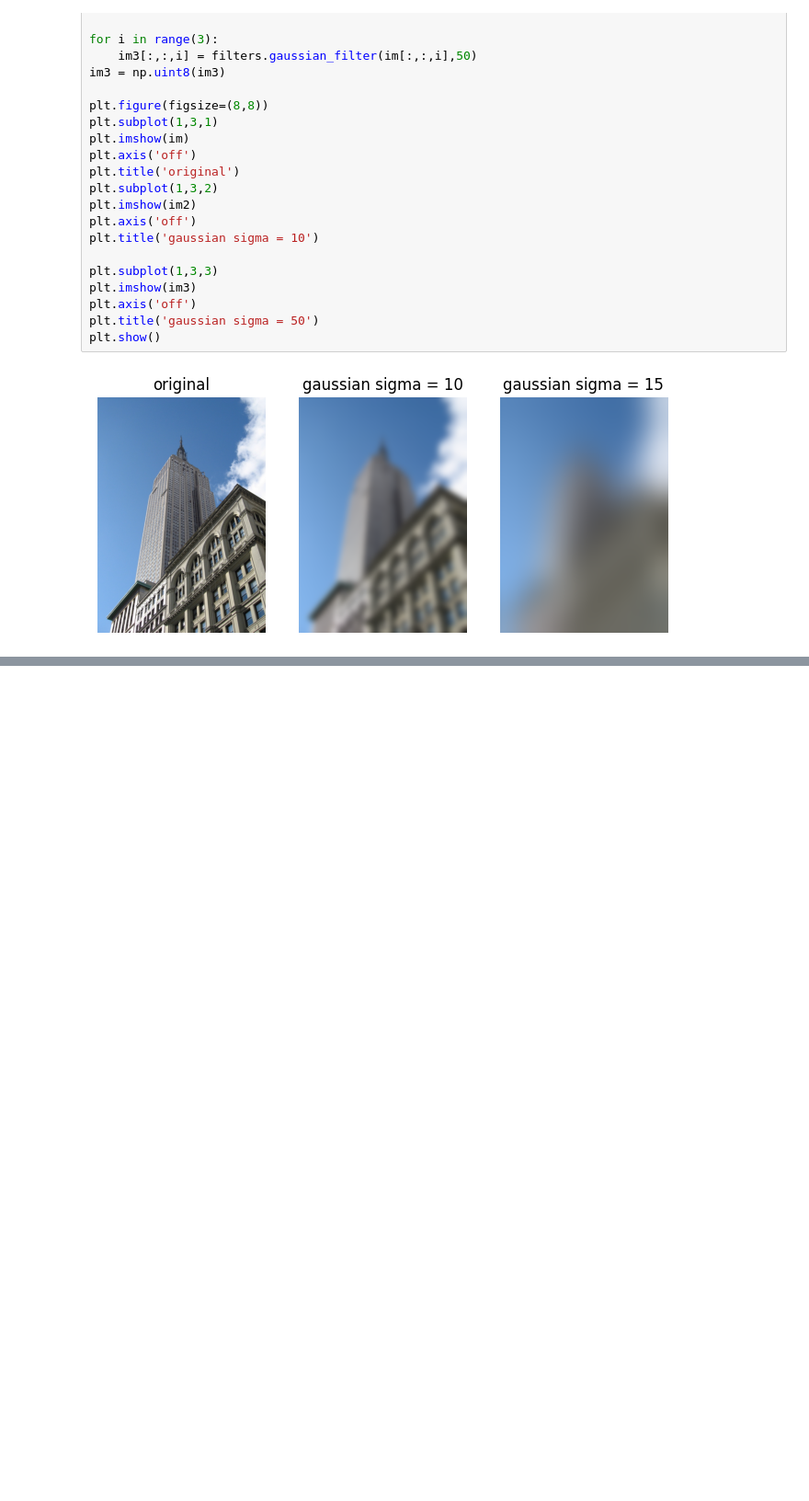
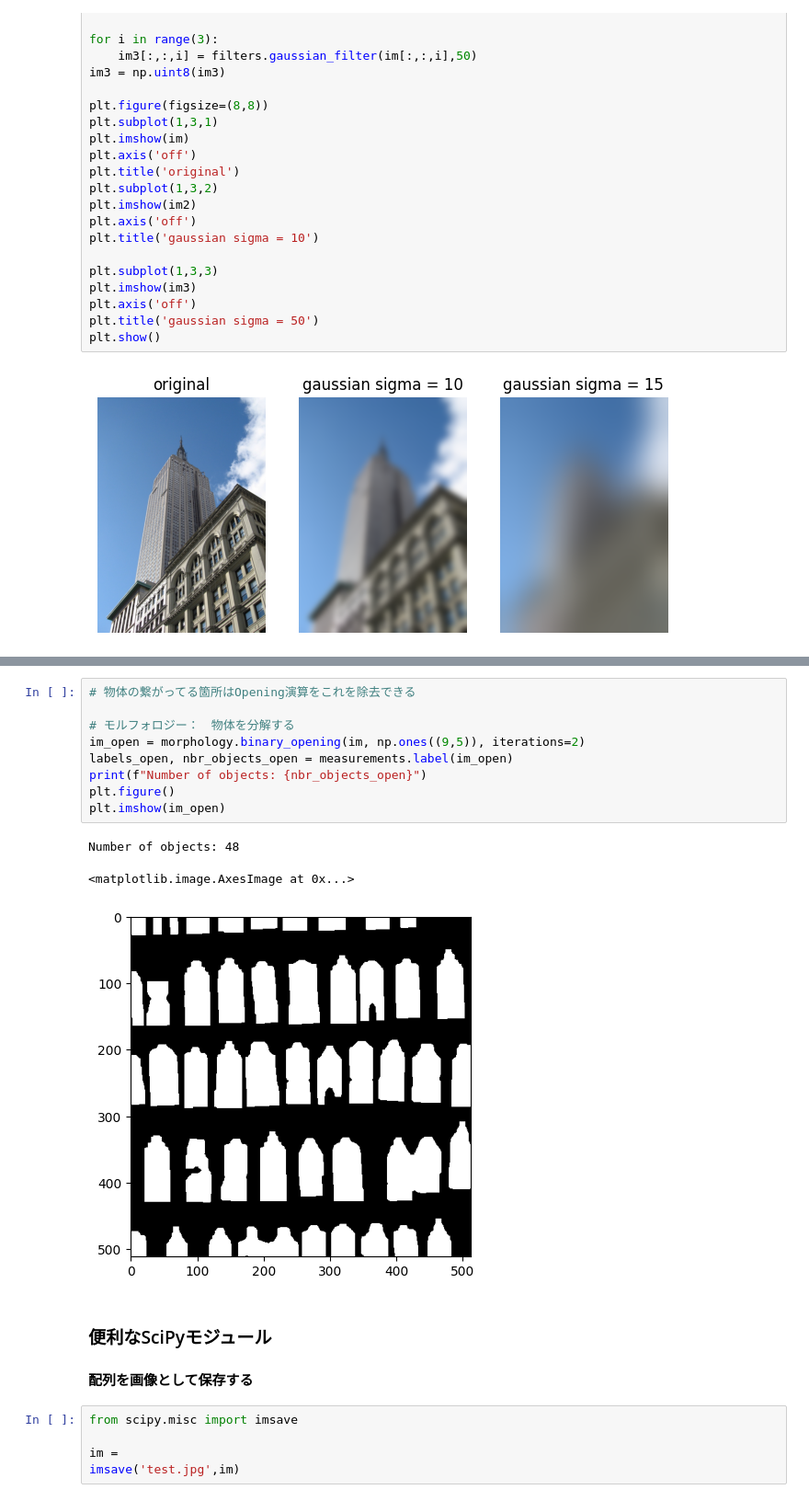
Before and after one commit to emor1/PCV_memo, a Jupyter notebook: ch01_basic_imgProcessing/ch01_scipy.ipynb, the cells around one changed output, grey strips where cells are left out. Shown at 92% size. Saved outputs shown, nothing was run; the diff lists cells and outputs as text; blank space fills up the shorter version.

```diff
--- a/ch01_basic_imgProcessing/ch01_scipy.ipynb
+++ b/ch01_basic_imgProcessing/ch01_scipy.ipynb
@@ -88,0 +187,22 @@ plt.show()
+# %%
+# 物体の繋がってる箇所はOpening演算をこれを除去できる
+
+# モルフォロジー：　物体を分解する
+im_open = morphology.binary_opening(im, np.ones((9,5)), iterations=2)
+labels_open, nbr_objects_open = measurements.label(im_open)
+print(f"Number of objects: {nbr_objects_open}")
+plt.figure()
+plt.imshow(im_open)
+# %% [output]
+Number of objects: 48
+<matplotlib.image.AxesImage at 0x...>
+[figure, added]
+# %% [markdown]
+### 便利なSciPyモジュール
+
+#### 配列を画像として保存する
+# %%
+from scipy.misc import imsave
+
+im =
+imsave('test.jpg',im)
```
Also changed, not shown: parts of 8 cells of this notebook, 1 other file.
